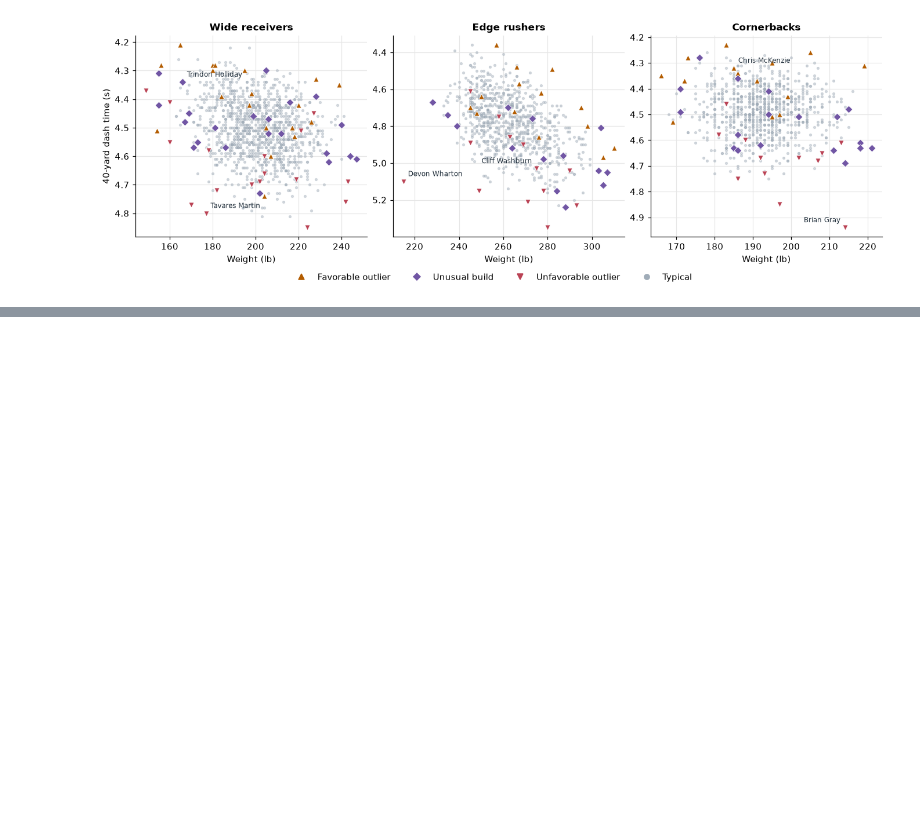
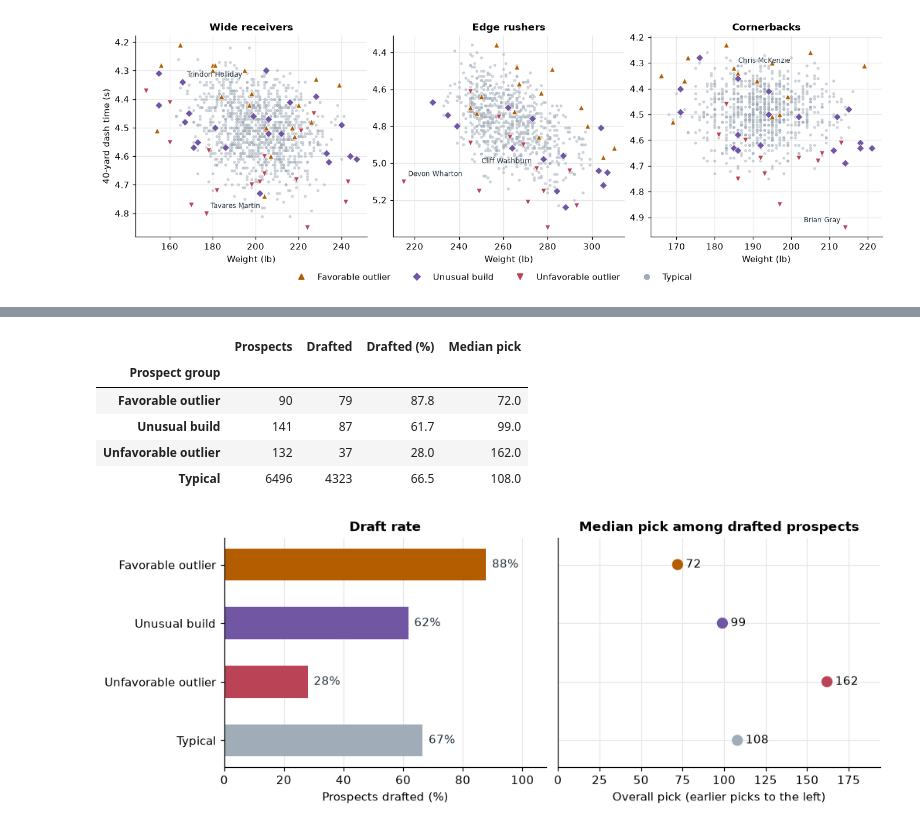
Before and after one commit to SantiHi/NFL-Verse-Project, a Jupyter notebook: nfl_draft_analysis.ipynb, the cells around one changed output, grey strips where cells are left out. Saved outputs shown, nothing was run; the diff lists cells and outputs as text; code cells hidden in the pictures; blank space fills up the shorter version.

Commit message:
Complete draft selection and career value analysis

```diff
--- a/nfl_draft_analysis.ipynb
+++ b/nfl_draft_analysis.ipynb
@@ -197,0 +205,22 @@ plt.show()
+# %%
+draft_sample = scored.loc[scored["season"].le(outcomes.LAST_DRAFT_CLASS)]
+selection = outcomes.draft_selection(draft_sample).reindex(detect.TYPES)
+selection_labels = {
+    "prospects": "Prospects",
+    "drafted": "Drafted",
+    "draft_rate": "Drafted (%)",
+    "median_pick": "Median pick",
+}
+selection_table = selection.assign(draft_rate=(100 * selection["draft_rate"]).round(1))
+display(selection_table.rename(index=plots.TYPE_LABEL, columns=selection_labels).rename_axis("Prospect group"))
+
+selection_figure = plots.draft_selection(selection)
+plt.show()
+# %% [output]
+|  | Prospects | Drafted | Drafted (%) | Median pick |
+| Prospect group |  |  |  |  |
+| Favorable outlier | 90 | 79 | 87.8 | 72.0 |
+| Unusual build | 141 | 87 | 61.7 | 99.0 |
+| Unfavorable outlier | 132 | 37 | 28.0 | 162.0 |
+| Typical | 6496 | 4323 | 66.5 | 108.0 |
+[figure, added]
```
Also changed, not shown: parts of 18 cells of this notebook, 5 other files.
